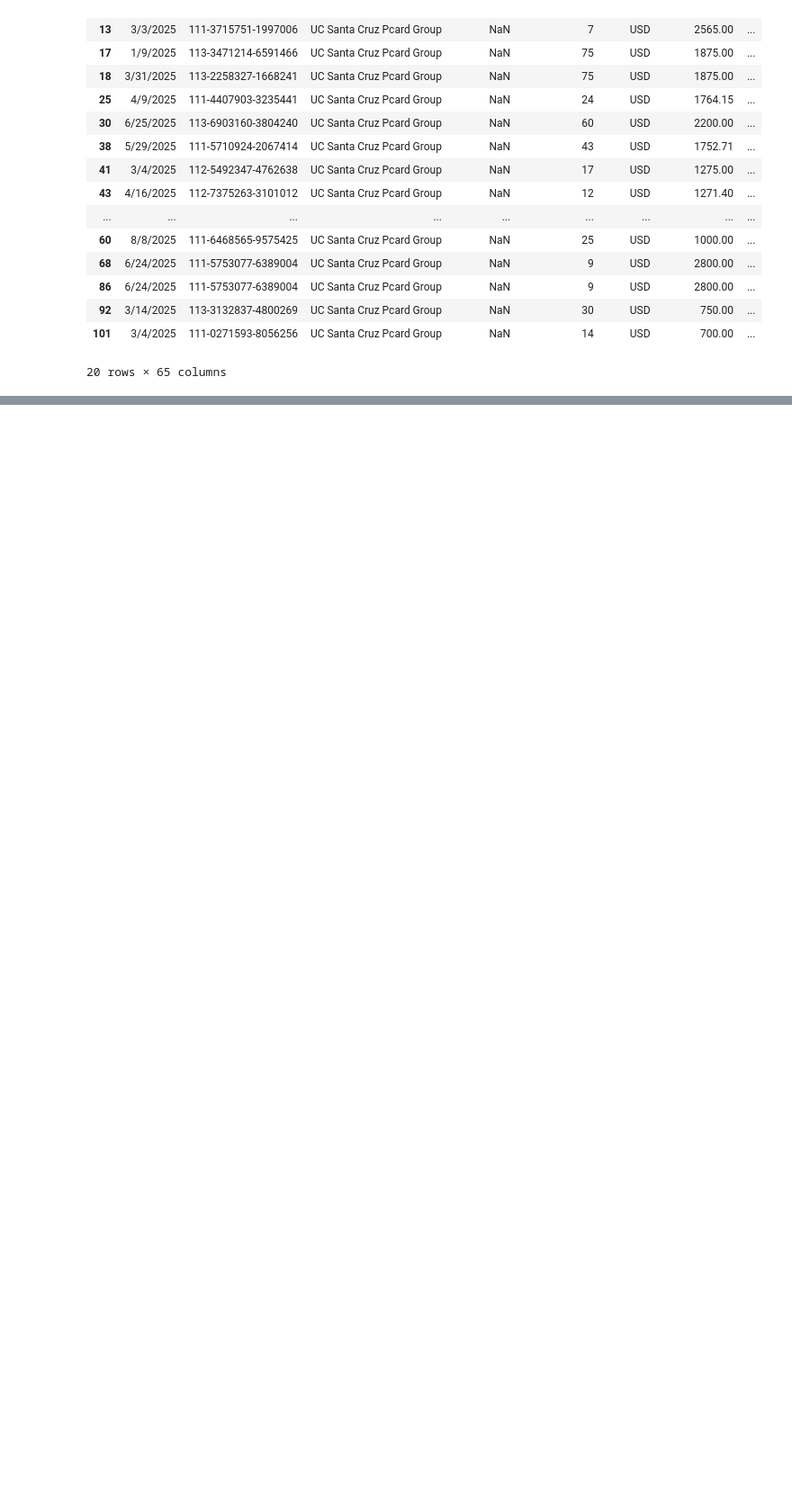
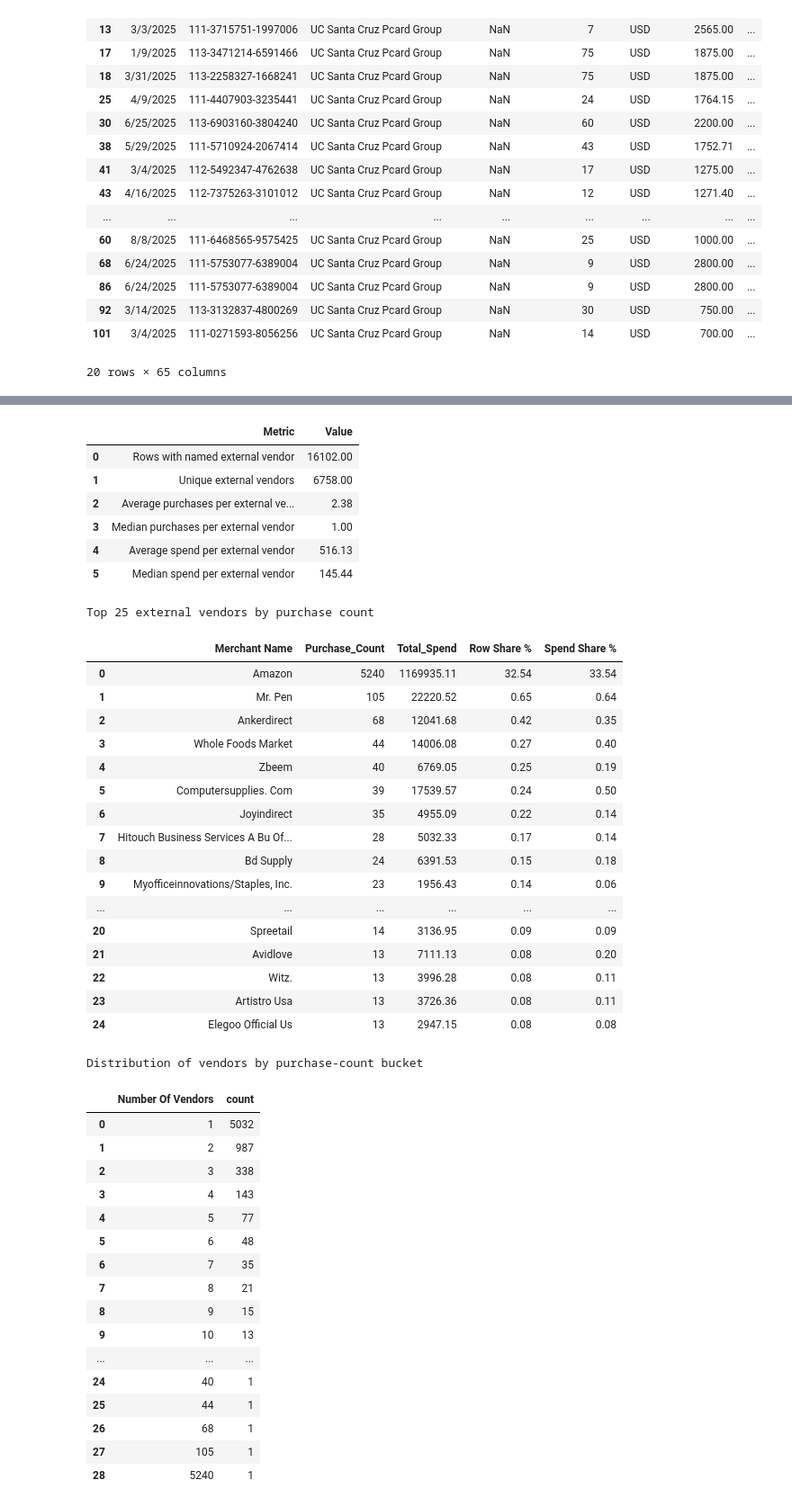
Before and after one commit to sbelambe/UCSC-Financial-Purchase-Prediction, a Jupyter notebook: backend/data_cleaning/data_mining.ipynb, the cells around one changed output, grey strips where cells are left out. Shown at 90% size. Saved outputs shown, nothing was run; the diff lists cells and outputs as text; code cells hidden in the pictures; blank space fills up the shorter version.

Commit message:
finding external vendors in data_mining.ipynb

```diff
--- a/backend/data_cleaning/data_mining.ipynb
+++ b/backend/data_cleaning/data_mining.ipynb
@@ -259,0 +342,13 @@ Found 515 raw Amazon rows in the selected gift-card categories.
+# %%
+# Swap dataset_path to amazon_clean.csv, cruzbuy_clean.csv, or onecard_clean.csv as needed.
+dataset_path = './data/clean/amazon_clean.csv'
+vendor_col = 'Merchant Name'
+spend_col = 'Total Price'
+
+vendor_distribution, purchase_count_distribution = analyze_external_vendors(
+    dataset_path=dataset_path,
+    vendor_col=vendor_col,
+    spend_col=spend_col,
+    top_n=25,
+)
+# %% [output]
@@ -259,0 +356,43 @@ Found 515 raw Amazon rows in the selected gift-card categories.
+|  | Metric | Value |
+| 0 | Rows with named external vendor | 16102.00 |
+| 1 | Unique external vendors | 6758.00 |
+| 2 | Average purchases per external ve... | 2.38 |
+| 3 | Median purchases per external vendor | 1.00 |
+| 4 | Average spend per external vendor | 516.13 |
+| 5 | Median spend per external vendor | 145.44 |
+Top 25 external vendors by purchase count
+|  | Merchant Name | Purchase_Count | Total_Spend | Row Share % | Spend Share % |
+| 0 | Amazon | 5240 | 1169935.11 | 32.54 | 33.54 |
+| 1 | Mr. Pen | 105 | 22220.52 | 0.65 | 0.64 |
+| 2 | Ankerdirect | 68 | 12041.68 | 0.42 | 0.35 |
+| 3 | Whole Foods Market | 44 | 14006.08 | 0.27 | 0.40 |
+| 4 | Zbeem | 40 | 6769.05 | 0.25 | 0.19 |
+| 5 | Computersupplies. Com | 39 | 17539.57 | 0.24 | 0.50 |
+| 6 | Joyindirect | 35 | 4955.09 | 0.22 | 0.14 |
+| 7 | Hitouch Business Services A Bu Of... | 28 | 5032.33 | 0.17 | 0.14 |
+| 8 | Bd Supply | 24 | 6391.53 | 0.15 | 0.18 |
+| 9 | Myofficeinnovations/Staples, Inc. | 23 | 1956.43 | 0.14 | 0.06 |
+| ... | ... | ... | ... | ... | ... |
+| 20 | Spreetail | 14 | 3136.95 | 0.09 | 0.09 |
+| 21 | Avidlove | 13 | 7111.13 | 0.08 | 0.20 |
+| 22 | Witz. | 13 | 3996.28 | 0.08 | 0.11 |
+| 23 | Artistro Usa | 13 | 3726.36 | 0.08 | 0.11 |
+| 24 | Elegoo Official Us | 13 | 2947.15 | 0.08 | 0.08 |
+Distribution of vendors by purchase-count bucket
+|  | Number Of Vendors | count |
+| 0 | 1 | 5032 |
+| 1 | 2 | 987 |
+| 2 | 3 | 338 |
+| 3 | 4 | 143 |
+| 4 | 5 | 77 |
+| 5 | 6 | 48 |
+| 6 | 7 | 35 |
+| 7 | 8 | 21 |
+| 8 | 9 | 15 |
+| 9 | 10 | 13 |
+| ... | ... | ... |
+| 24 | 40 | 1 |
+| 25 | 44 | 1 |
+| 26 | 68 | 1 |
+| 27 | 105 | 1 |
+| 28 | 5240 | 1 |
```
Also changed, not shown: parts of 3 cells of this notebook.
